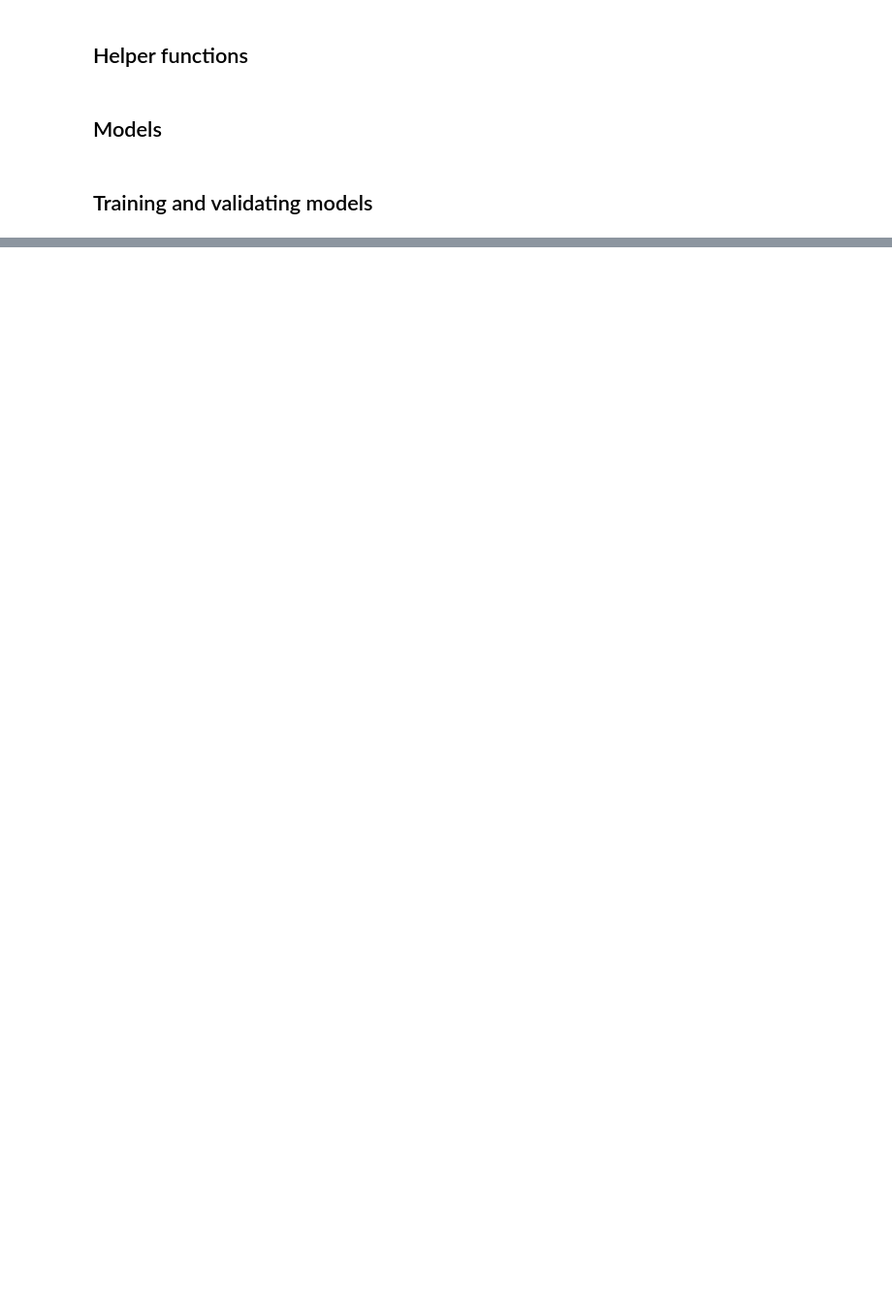
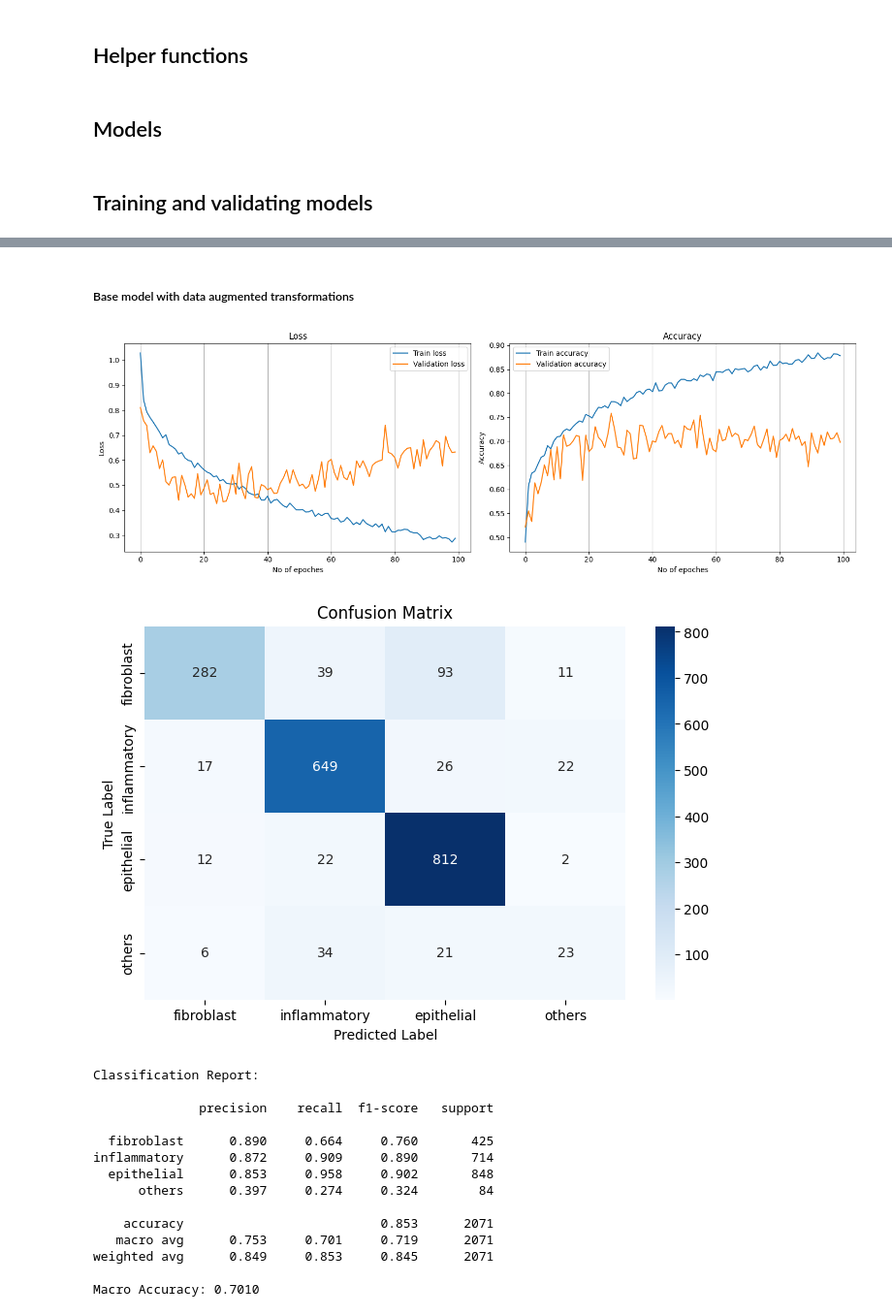
Before and after one commit to VasithaTilakumara/image-classification-cml-g30, a Jupyter notebook: cellType_classification.ipynb, the cells around one changed output, grey strips where cells are left out. Shown at 97% size. Saved outputs shown, nothing was run; the diff lists cells and outputs as text; code cells hidden in the pictures; blank space fills up the shorter version.

```diff
--- a/cellType_classification.ipynb
+++ b/cellType_classification.ipynb
@@ -889,0 +1246,47 @@ Macro Accuracy: 0.6694
+# %% [markdown]
+##### Base model with data augmented transformations
+# %%
+#instantiating a model
+model = CellTypeClassification_CNNModel_V0()
+
+#defining loss function and  optimizer
+loss_fn = nn.CrossEntropyLoss()
+optimizer = optim.Adam(model.parameters(), lr=0.001)
+
+#model training
+best_model, train_losses, train_accuracies, val_losses, val_accuracies = multiclass_train_model_v1(
+    model=model,
+    train_data_loader=train_loader_2,
+    val_data_loader=val_loader,
+    loss_function=loss_fn,
+    optimizer=optimizer,
+    num_classes=4,
+    epoch_count=100,
+    early_stop_count=100,
+    device=device
+)
+
+#making predictions for val data with best model
+val_predictions, val_targets = evaluate_model_predictions(model=best_model, val_data_loader=val_loader, device=device)
+
+# generating metrics
+generate_evaluation_metrics(train_losses=train_losses, train_accuracies=train_accuracies,
+                            val_losses=val_losses, val_accuracies=val_accuracies,
+                            predictions=val_predictions, targets=val_targets)
+# %% [output]
+[figure, added]
+[figure, added]
+Classification Report:
+
+              precision    recall  f1-score   support
+
+  fibroblast      0.890     0.664     0.760       425
+inflammatory      0.872     0.909     0.890       714
+  epithelial      0.853     0.958     0.902       848
+      others      0.397     0.274     0.324        84
+
+    accuracy                          0.853      2071
+   macro avg      0.753     0.701     0.719      2071
+weighted avg      0.849     0.853     0.845      2071
+
+Macro Accuracy: 0.7010
```
Also changed, not shown: parts of 88 cells of this notebook, 2 other files.
